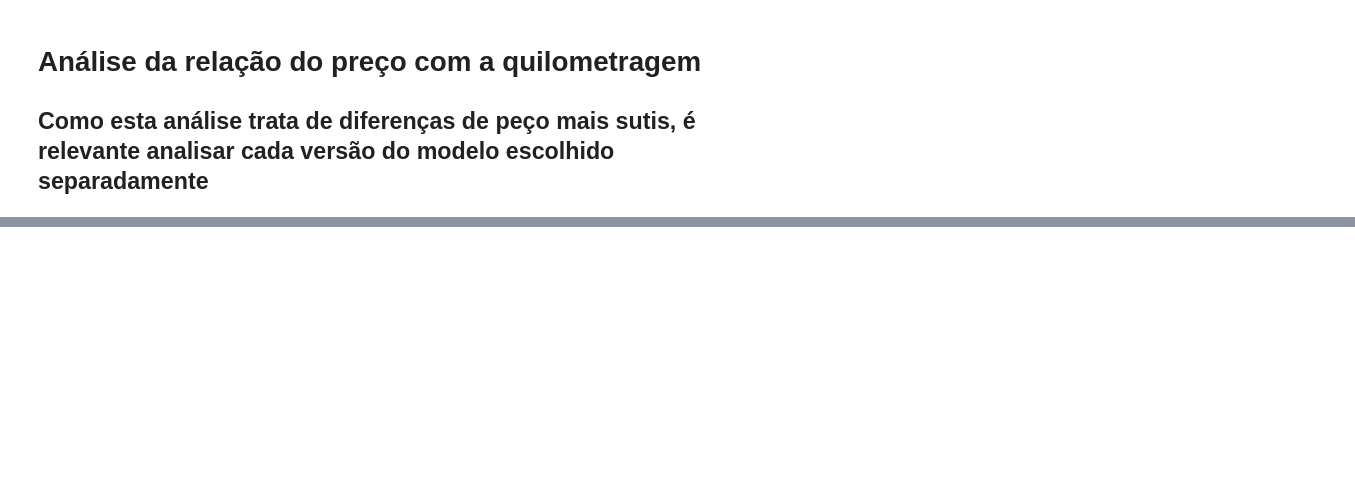
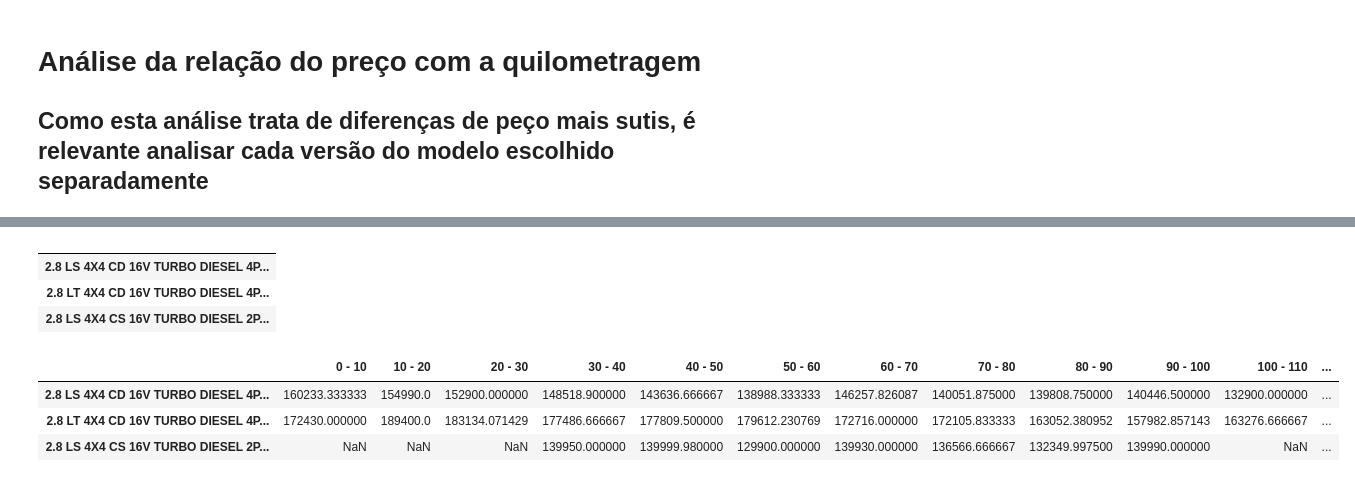
Before and after one commit to engpedrorsc/analise_zoss, a Jupyter notebook: notebook.ipynb, the cells around one changed output, grey strips where cells are left out. Cells and saved outputs as stored; diff of their text form; code cells hidden in the pictures; blank space fills up the shorter version.

```diff
--- a/notebook.ipynb
+++ b/notebook.ipynb
@@ -182,18 +346,28 @@ model_versions
 # %%
 df_price_by_km = pd.DataFrame()
 df_price_by_km.index = model_versions
-# df_price_by_km
+df_price_by_km
+# %% [output]
+|  |
+| 2.8 LS 4X4 CD 16V TURBO DIESEL 4P... |
+| 2.8 LT 4X4 CD 16V TURBO DIESEL 4P... |
+| 2.8 LS 4X4 CS 16V TURBO DIESEL 2P... |
 # %%
 for i in range(0, len(km_bins_labels)):
     means = []
     for version in model_versions:
         mean = df_fuel_filtered[(df_fuel_filtered['Descricao'] == version) &
                            (df_fuel_filtered['Quilometragem'] >= km_bins[i]) &
                            (df_fuel_filtered['Quilometragem'] < km_bins[i + 1])].mean()['PrecoAnuncio']
         means.append(mean)
     df_price_by_km[km_bins_labels[i]] = means
 
-# df_price_by_km
+df_price_by_km
+# %% [output]
+|  | 0 - 10 | 10 - 20 | 20 - 30 | 30 - 40 | 40 - 50 | 50 - 60 | 60 - 70 | 70 - 80 | 80 - 90 | 90 - 100 | 100 - 110 | ... |
+| 2.8 LS 4X4 CD 16V TURBO DIESEL 4P... | 160233.333333 | 154990.0 | 152900.000000 | 148518.900000 | 143636.666667 | 138988.333333 | 146257.826087 | 140051.875000 | 139808.750000 | 140446.500000 | 132900.000000 | ... |
+| 2.8 LT 4X4 CD 16V TURBO DIESEL 4P... | 172430.000000 | 189400.0 | 183134.071429 | 177486.666667 | 177809.500000 | 179612.230769 | 172716.000000 | 172105.833333 | 163052.380952 | 157982.857143 | 163276.666667 | ... |
+| 2.8 LS 4X4 CS 16V TURBO DIESEL 2P... | NaN | NaN | NaN | 139950.000000 | 139999.980000 | 129900.000000 | 139930.000000 | 136566.666667 | 132349.997500 | 139990.000000 | NaN | ... |
 # %%
 fig, ax = plt.subplots(figsize=(15,10))
 sns.lineplot(data = df_price_by_km.transpose(), palette='dark')
```
Also changed, not shown: parts of 20 cells of this notebook, 2 other files.
